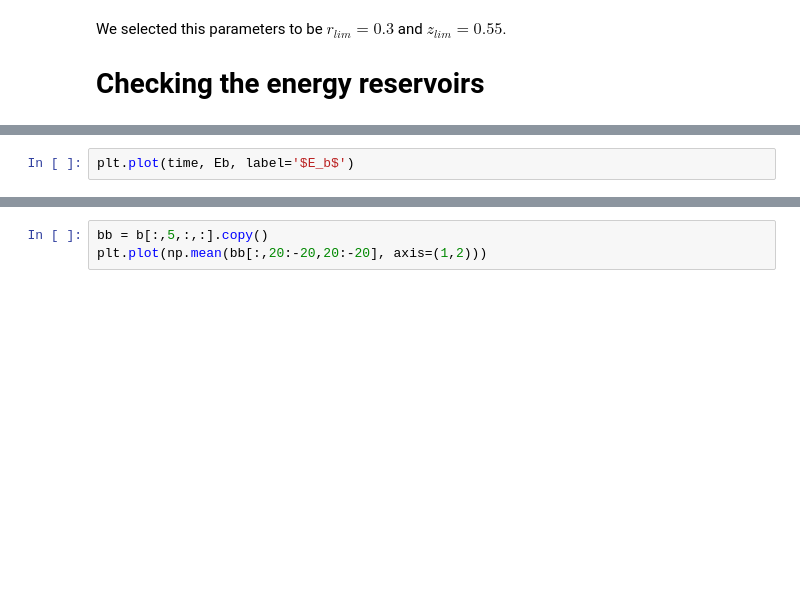
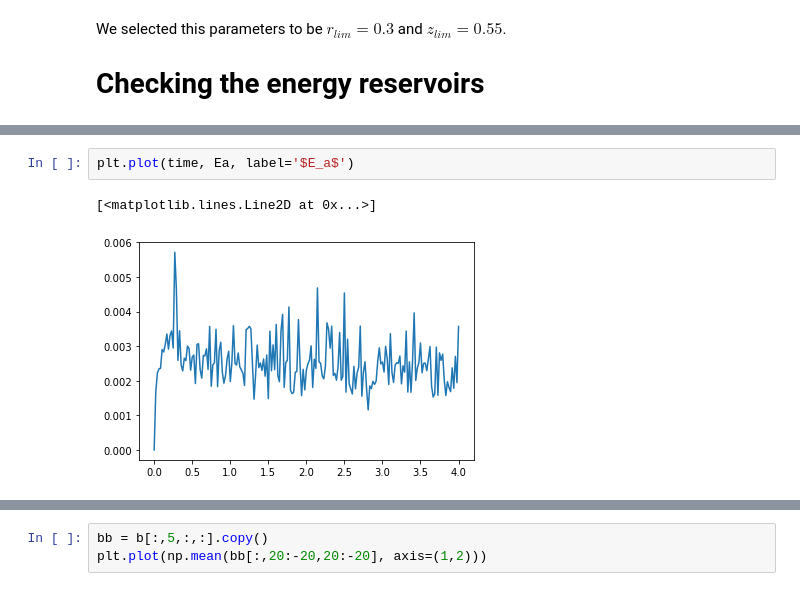
Before and after one commit to cpierard/Nyles, a Jupyter notebook: notebooks/Energy_Budget.ipynb, the cells around one changed output, grey strips where cells are left out. Saved outputs shown, nothing was run; the diff lists cells and outputs as text; blank space fills up the shorter version.

```diff
--- a/notebooks/Energy_Budget.ipynb
+++ b/notebooks/Energy_Budget.ipynb
@@ -32,3 +33,6 @@ ValueError: operands could not be broadcast together with shapes (193,64,64) (19
 # %%
-plt.plot(time, Eb, label='$E_b$')
+plt.plot(time, Ea, label='$E_a$')
+# %% [output]
+[<matplotlib.lines.Line2D at 0x...>]
+[figure, added]
 # %%
```
Also changed, not shown: parts of 12 cells of this notebook, 1 other file.
